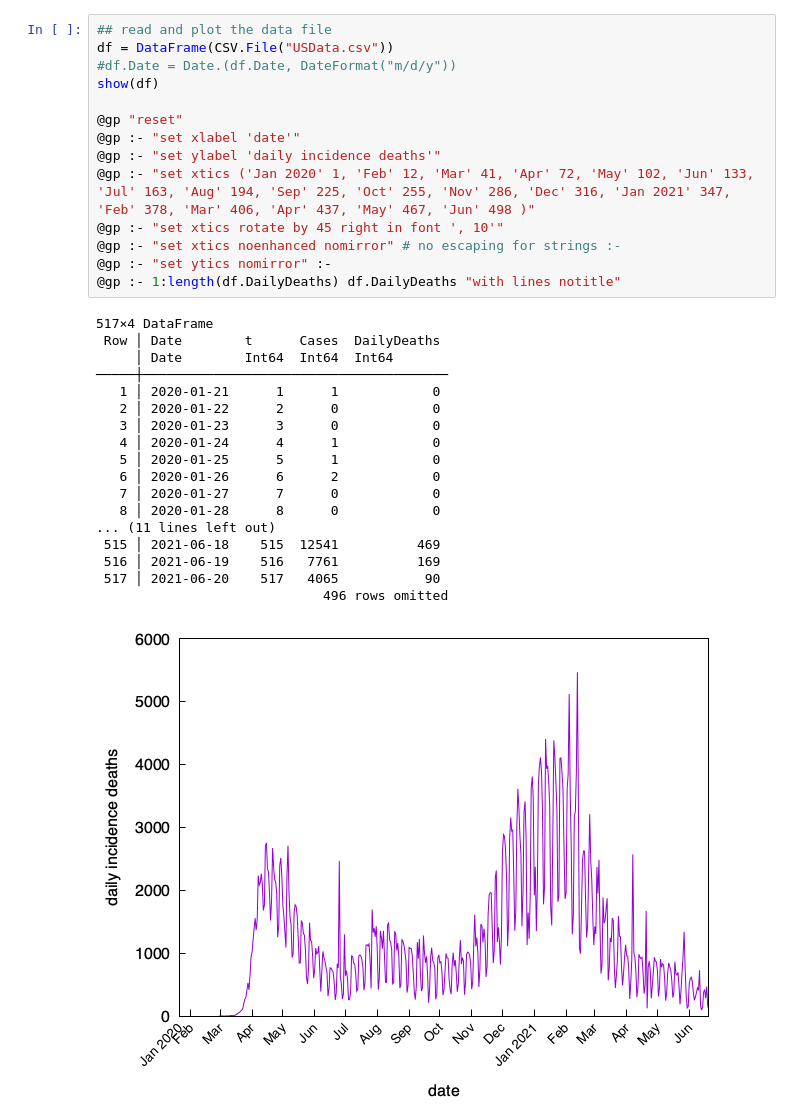
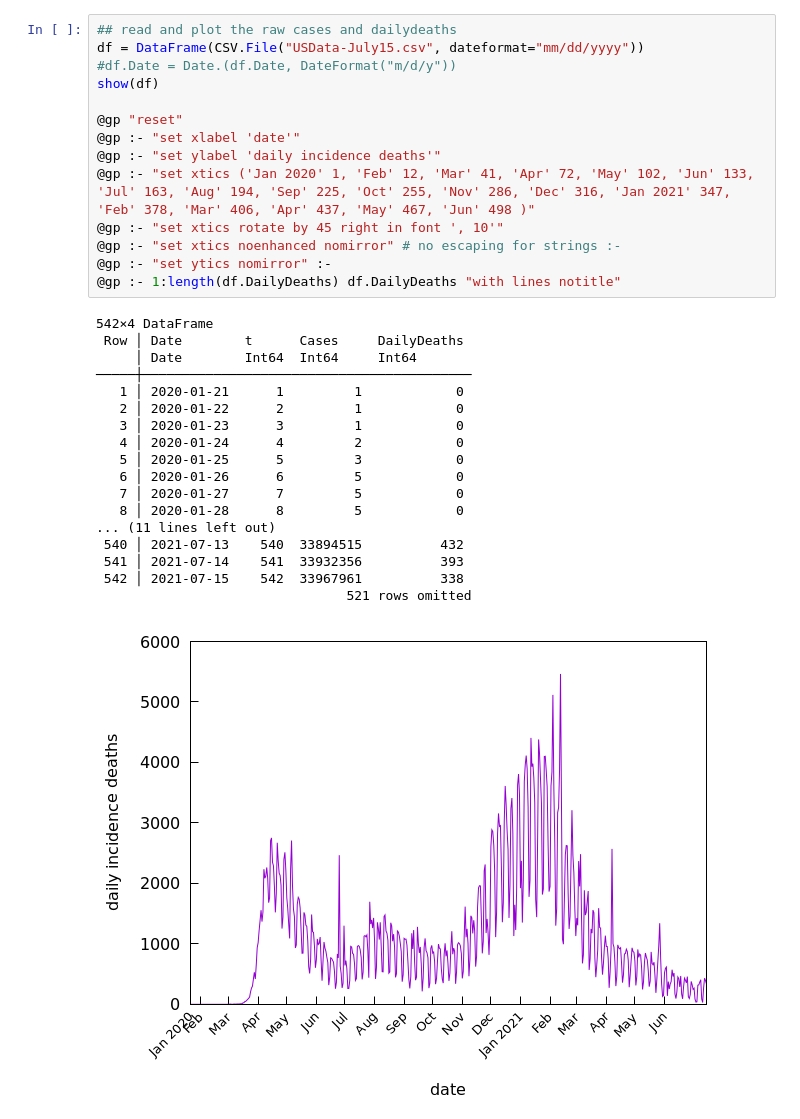
Before and after one commit to affans/c19popimmunity, a Jupyter notebook: population_immunity.ipynb, the cells around one changed output. Saved outputs shown, nothing was run; the diff lists cells and outputs as text.

```diff
--- a/population_immunity.ipynb
+++ b/population_immunity.ipynb
@@ -37,33 +52,33 @@ false
 # %%
-## read and plot the data file
-df = DataFrame(CSV.File("USData.csv"))
+## read and plot the raw cases and dailydeaths
+df = DataFrame(CSV.File("USData-July15.csv", dateformat="mm/dd/yyyy"))
 #df.Date = Date.(df.Date, DateFormat("m/d/y"))
 show(df)
 
 @gp "reset"
 @gp :- "set xlabel 'date'"
 @gp :- "set ylabel 'daily incidence deaths'"
 @gp :- "set xtics ('Jan 2020' 1, 'Feb' 12, 'Mar' 41, 'Apr' 72, 'May' 102, 'Jun' 133, 'Jul' 163, 'Aug' 194, 'Sep' 225, 'Oct' 255, 'Nov' 286, 'Dec' 316, 'Jan 2021' 347, 'Feb' 378, 'Mar' 406, 'Apr' 437, 'May' 467, 'Jun' 498 )"
 @gp :- "set xtics rotate by 45 right in font ', 10'"
 @gp :- "set xtics noenhanced nomirror" # no escaping for strings :-
 @gp :- "set ytics nomirror" :-
 @gp :- 1:length(df.DailyDeaths) df.DailyDeaths "with lines notitle"
 # %% [output]
-517×4 DataFrame
- Row │ Date        t      Cases  DailyDeaths
-     │ Date        Int64  Int64  Int64
-─────┼───────────────────────────────────────
-   1 │ 2020-01-21      1      1            0
-   2 │ 2020-01-22      2      0            0
-   3 │ 2020-01-23      3      0            0
-   4 │ 2020-01-24      4      1            0
-   5 │ 2020-01-25      5      1            0
-   6 │ 2020-01-26      6      2            0
-   7 │ 2020-01-27      7      0            0
-   8 │ 2020-01-28      8      0            0
+542×4 DataFrame
+ Row │ Date        t      Cases     DailyDeaths
+     │ Date        Int64  Int64     Int64
+─────┼──────────────────────────────────────────
+   1 │ 2020-01-21      1         1            0
+   2 │ 2020-01-22      2         1            0
+   3 │ 2020-01-23      3         1            0
+   4 │ 2020-01-24      4         2            0
+   5 │ 2020-01-25      5         3            0
+   6 │ 2020-01-26      6         5            0
+   7 │ 2020-01-27      7         5            0
+   8 │ 2020-01-28      8         5            0
 ... (11 lines left out)
- 515 │ 2021-06-18    515  12541          469
- 516 │ 2021-06-19    516   7761          169
- 517 │ 2021-06-20    517   4065           90
-                             496 rows omitted
+ 540 │ 2021-07-13    540  33894515          432
+ 541 │ 2021-07-14    541  33932356          393
+ 542 │ 2021-07-15    542  33967961          338
+                                521 rows omitted
-[figure, old version]
+[figure, new version]
```
Also changed, not shown: parts of 14 cells of this notebook, 6 other files.
